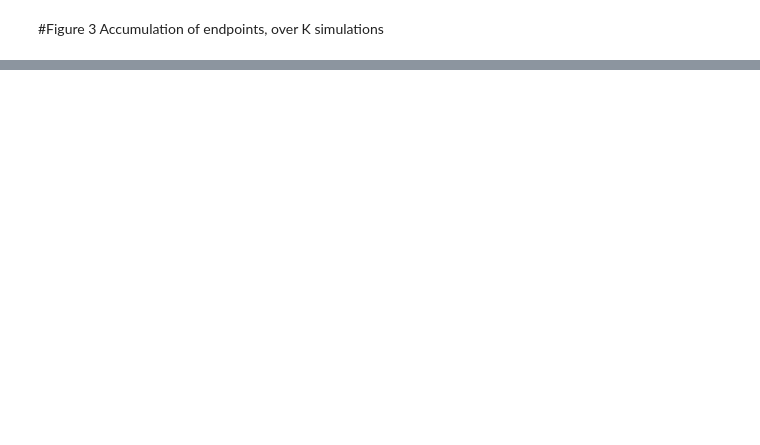
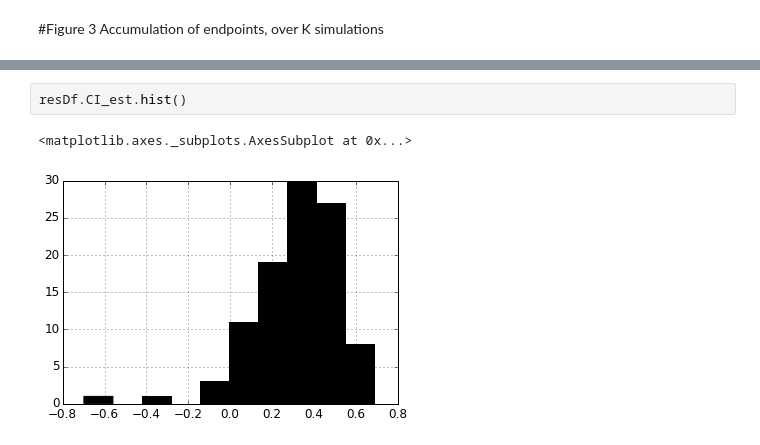
Before and after one commit to agartland/notebooks, a Jupyter notebook: TB_COR_ST.ipynb, the cells around one changed output, grey strips where cells are left out. Saved outputs shown, nothing was run; the diff lists cells and outputs as text; blank space fills up the shorter version.

```diff
--- a/TB_COR_ST.ipynb
+++ b/TB_COR_ST.ipynb
@@ -455,0 +460,5 @@ for label,ind in subsets.items():
+# %%
+resDf.CI_est.hist()
+# %% [output]
+<matplotlib.axes._subplots.AxesSubplot at 0x...>
+[figure, added]
```
Also changed, not shown: parts of 7 cells of this notebook.
